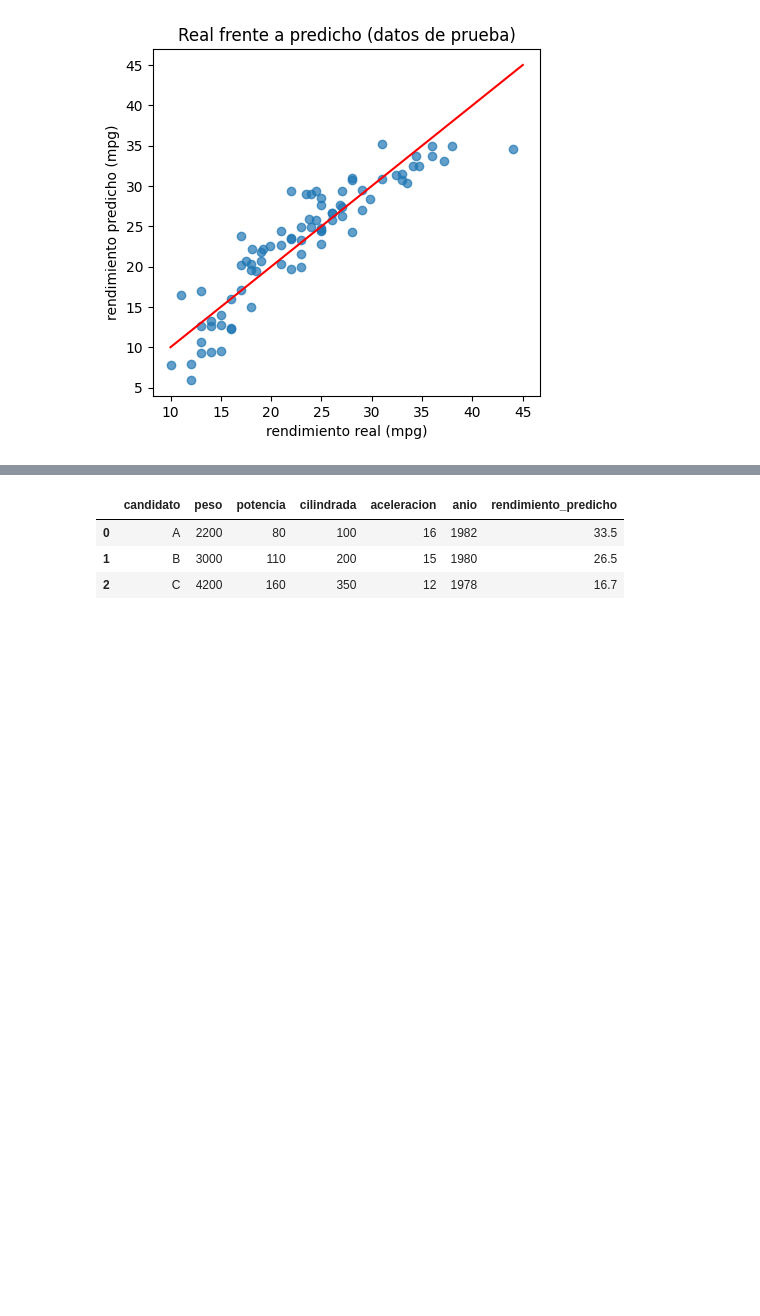
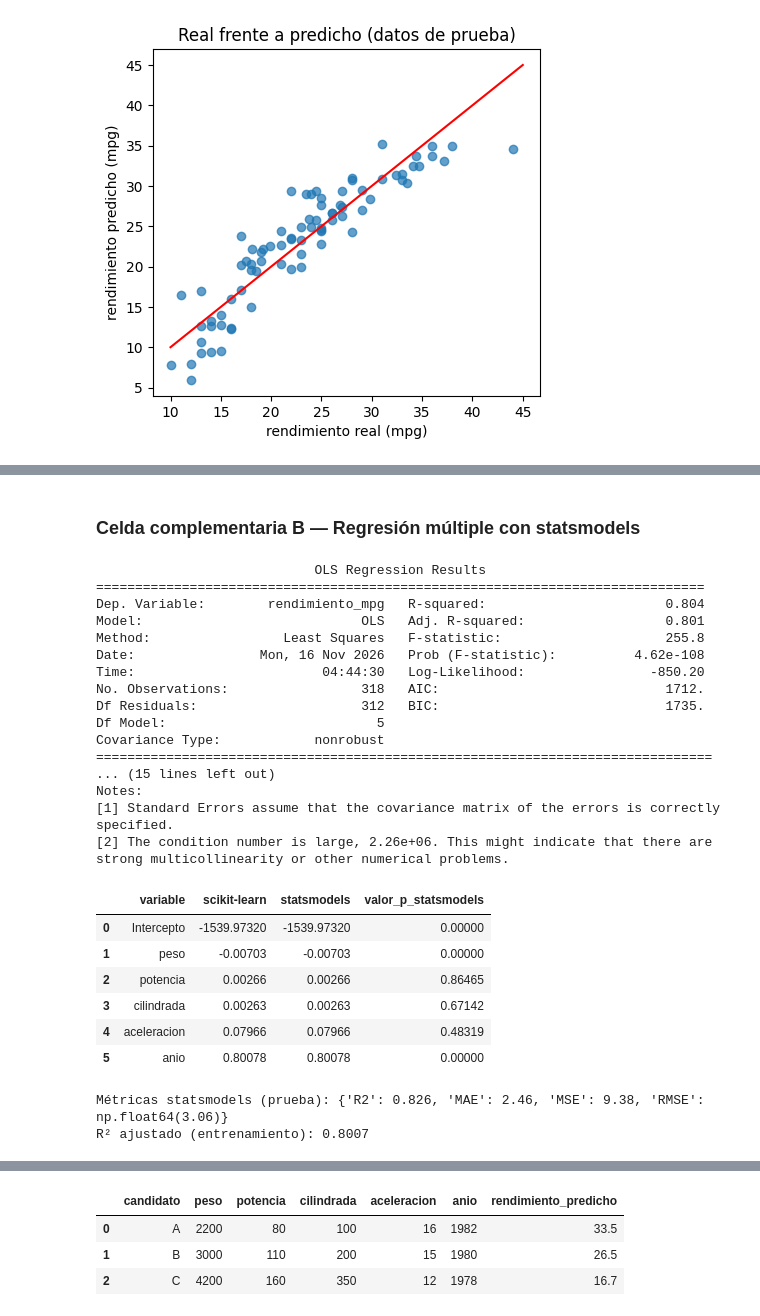
Before and after one commit to jhonathanrodriguez1/Curso---FDG2026, a Jupyter notebook: LABORATORIO_DIRIGIDO_N_°_06.ipynb, the cells around one changed output, grey strips where cells are left out. Saved outputs shown, nothing was run; the diff lists cells and outputs as text; code cells hidden in the pictures; blank space fills up the shorter version.

```diff
--- a/LABORATORIO_DIRIGIDO_N_°_06.ipynb
+++ b/LABORATORIO_DIRIGIDO_N_°_06.ipynb
@@ -250,6 +275,11 @@ sm.qqplot(residuos_simple, line="45", ax=ejes[2])
 ejes[2].set_title("Q-Q de residuos: regresión simple")
 plt.tight_layout()
 plt.show()
+
+# Summary: coeficientes y p-valores de la regresión simple
+import statsmodels.api as sm
+modelo_simple_sm = sm.OLS(y_train, sm.add_constant(X_train)).fit()
+print(modelo_simple_sm.summary())
 # %% [output]
 Coeficiente de peso: -0.00781
 Intercepto: 46.78
@@ -315,6 +364,10 @@ sm.qqplot(residuos_multiple, line="45", ax=ejes[2])
 ejes[2].set_title("Q-Q de residuos: regresión múltiple")
 plt.tight_layout()
 plt.show()
+
+# Summary: coeficientes y p-valores de la regresión múltiple
+modelo_multiple_sm = sm.OLS(ym_train, sm.add_constant(Xm_train)).fit()
+print(modelo_multiple_sm.summary())
 # %% [output]
 |  | variable | coeficiente |
 | 0 | peso | -0.0070 |
@@ -377,0 +458,13 @@ plt.show()
+# %%
+import statsmodels.api as sm
+
+X_train_sm = sm.add_constant(X_train, has_constant="add")
+X_test_sm = sm.add_constant(X_test, has_constant="add")
+modelo_simple_sm = sm.OLS(y_train, X_train_sm).fit()
+print(modelo_simple_sm.summary())
+comparacion_simple_coef = pd.DataFrame({
+    "scikit-learn": [modelo_simple.intercept_, modelo_simple.coef_[0]],
+    "statsmodels": [modelo_simple_sm.params["const"], modelo_simple_sm.params["peso"]]
+}, index=["Intercepto", "peso"])
+display(comparacion_simple_coef)
+print("Métricas statsmodels (prueba):", metricas(y_test, modelo_simple_sm.predict(X_test_sm)))
@@ -377,0 +493,43 @@ plt.show()
+# %% [markdown]
+### Celda complementaria B — Regresión múltiple con statsmodels
+# %%
+Xm_train_sm = sm.add_constant(Xm_train, has_constant="add")
+Xm_test_sm = sm.add_constant(Xm_test, has_constant="add")
+modelo_multiple_sm = sm.OLS(ym_train, Xm_train_sm).fit()
+print(modelo_multiple_sm.summary())
+comparacion_multiple_coef = pd.DataFrame({
+    "variable": ["Intercepto"] + variables,
+    "scikit-learn": [modelo_multiple.intercept_] + list(modelo_multiple.coef_),
+    "statsmodels": [modelo_multiple_sm.params["const"]] + [modelo_multiple_sm.params[v] for v in variables],
+    "valor_p_statsmodels": [modelo_multiple_sm.pvalues["const"]] + [modelo_multiple_sm.pvalues[v] for v in variables]
+})
+display(comparacion_multiple_coef.round(5))
+print("Métricas statsmodels (prueba):", metricas(ym_test, modelo_multiple_sm.predict(Xm_test_sm)))
+print("R² ajustado (entrenamiento):", round(modelo_multiple_sm.rsquared_adj, 4))
+# %% [output]
+                            OLS Regression Results
+==============================================================================
+Dep. Variable:        rendimiento_mpg   R-squared:                       0.804
+Model:                            OLS   Adj. R-squared:                  0.801
+Method:                 Least Squares   F-statistic:                     255.8
+Date:                Mon, 16 Nov 2026   Prob (F-statistic):          4.62e-108
+Time:                        04:44:30   Log-Likelihood:                -850.20
+No. Observations:                 318   AIC:                             1712.
+Df Residuals:                     312   BIC:                             1735.
+Df Model:                           5
+Covariance Type:            nonrobust
+===============================================================================
+... (15 lines left out)
+Notes:
+[1] Standard Errors assume that the covariance matrix of the errors is correctly specified.
+[2] The condition number is large, 2.26e+06. This might indicate that there are
+strong multicollinearity or other numerical problems.
+|  | variable | scikit-learn | statsmodels | valor_p_statsmodels |
+| 0 | Intercepto | -1539.97320 | -1539.97320 | 0.00000 |
+| 1 | peso | -0.00703 | -0.00703 | 0.00000 |
+| 2 | potencia | 0.00266 | 0.00266 | 0.86465 |
+| 3 | cilindrada | 0.00263 | 0.00263 | 0.67142 |
+| 4 | aceleracion | 0.07966 | 0.07966 | 0.48319 |
+| 5 | anio | 0.80078 | 0.80078 | 0.00000 |
+Métricas statsmodels (prueba): {'R2': 0.826, 'MAE': 2.46, 'MSE': 9.38, 'RMSE': np.float64(3.06)}
+R² ajustado (entrenamiento): 0.8007
```
Also changed, not shown: parts of 44 cells of this notebook.
